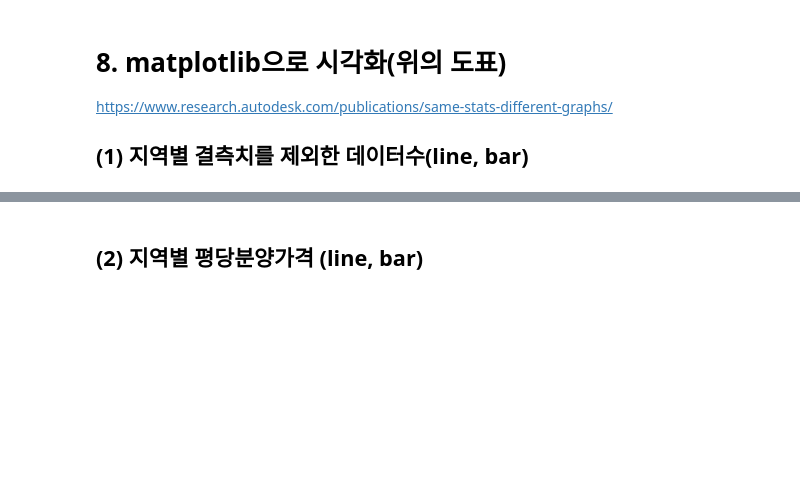
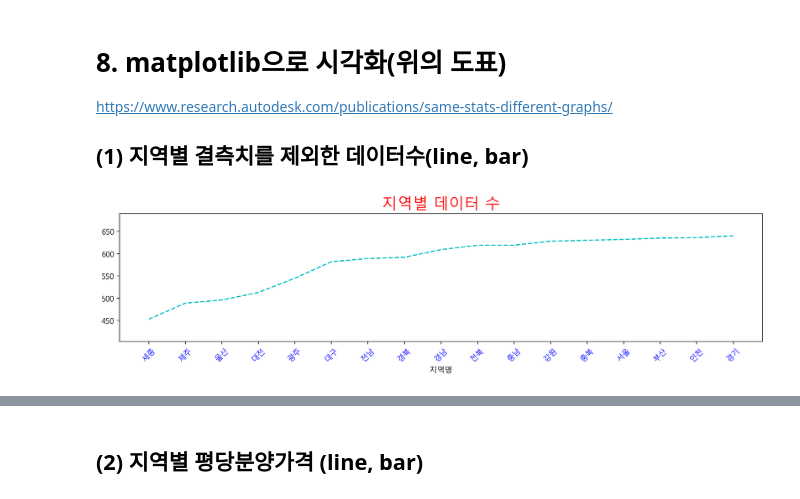
Before and after one commit to hayza1017/ai, a Jupyter notebook: Source/01_python/ch13_예1_포트폴리오_아파트분양가분석.ipynb, the cells around one changed output, grey strips where cells are left out. Saved outputs shown, nothing was run; the diff lists cells and outputs as text; code cells hidden in the pictures; blank space fills up the shorter version.

```diff
--- a/Source/01_python/ch13_예1_포트폴리오_아파트분양가분석.ipynb
+++ b/Source/01_python/ch13_예1_포트폴리오_아파트분양가분석.ipynb
@@ -241,0 +463,8 @@ commadrop2(df_last.loc[368, '분양가격(제곱미터)']) # nan을 nan
+# %%
+# ² : alt + 0178(아스키코드) alt 떼기 ²
+# 전용면적 60제곱미터초과 85제곱미터이라 =>60m²
+# 전용면적 60제곱미터이하 => 65㎡
+# 전용면적 102제곱미터초과 => 102㎡ ~
+df_last['전용면적'] = df_last['규모구분'].str.replace('전용면적', '').str.replace('이하', '')
+df_last['전용면적'] = df_last['전용면적'].str.replace('제곱미터', 'm').str.replace('초과', '~')
+df_last['전용면적'] = df_last['전용면적'].str.replace(' ', '')
@@ -272,3 +870,19 @@ df_last.to_csv('data/df_last.csv', index=False) # 전처리 단계 백업
 # 8. matplotlib으로 시각화(위의 도표)
 https://www.research.autodesk.com/publications/same-stats-different-graphs/
 ## (1) 지역별 결측치를 제외한 데이터수(line, bar)
+# %%
+# plt.figure(figsize=(15,3))
+plt.rcParams['figure.figsize'] = (15, 3)
+result = df_last.groupby('지역명')['평당분양가격'].count().sort_values()
+# == result.plot.line() 같은 값을 출력
+ax = result.plot(kind='line', color='c', linestyle='--', rot=45,
+           # ylim=[result.min()-50, result.max()+50],
+           # title='지열별 데이터 수'
+           )
+plt.title('지역별 데이터 수', color='#FF0000', size=20)
+plt.ylim([result.min()-50, result.max()+50]) # 축범위
+plt.xticks(range(len(result))) # 축눈금
+ax.set_xticklabels(result.index, color='b') # 눈금라벨
+plt.show()
+# %% [output]
+[figure, added]
```
Also changed, not shown: parts of 91 cells of this notebook, 2 other files.
